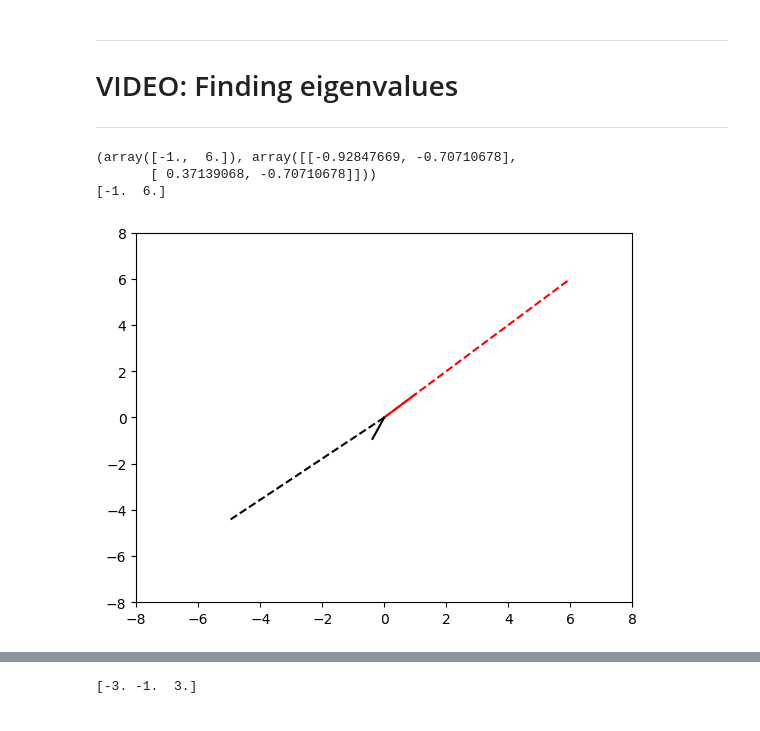
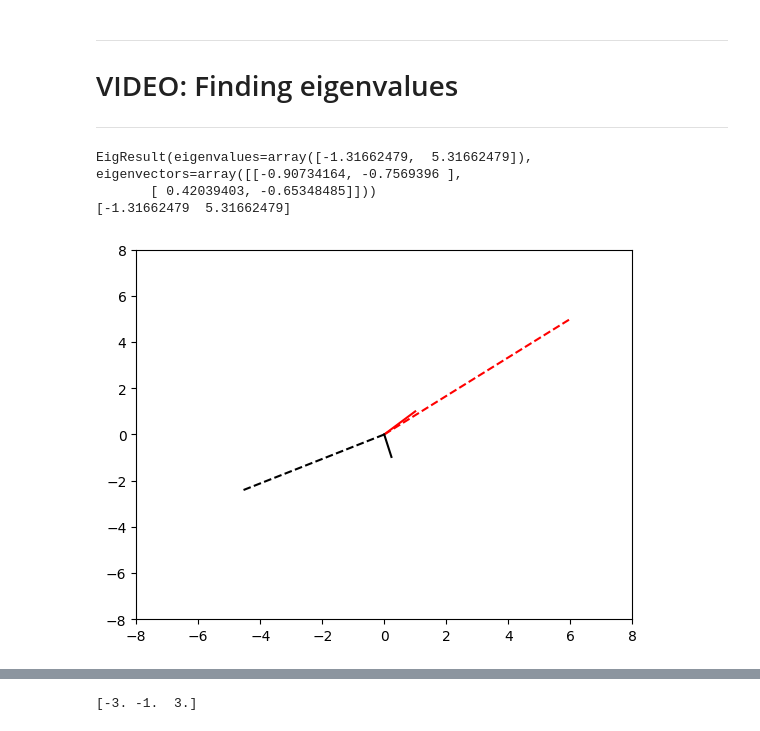
Before and after one commit to roykim0823/Python, a Jupyter notebook: linearAlgebra/mikexcohen/13_eig.ipynb, the cells around one changed output, grey strips where cells are left out. Drawn from its saved outputs; the diff is of its cells as text; code cells hidden in the pictures.

```diff
--- a/linearAlgebra/mikexcohen/13_eig.ipynb
+++ b/linearAlgebra/mikexcohen/13_eig.ipynb
@@ -16,35 +16,36 @@ from mpl_toolkits.mplot3d import Axes3D
 ---
 # %%
 # matrix
-A = [ [1,5], [2,4] ]
-# A = [ [1,5], [2,3] ]
+#A = [ [1,5], [2,4] ]
+A = [ [1,5], [2,3] ]
 
 # extract the eigenvalues
 eigvals = np.linalg.eig(A)
 
 # note that the eigenvalues are in the first element of eigvals:
 print(eigvals)
 print(eigvals[0])
 
 # specify two vectors
 v1 = np.array([ 1,1 ])    # is an eigenvector for A = [[1, 5], [2, 4]]
 v2 = np.random.randn(2,1) # unlikely to be an eigenvector
+v2 = np.squeeze(v2, axis=1)  # to fix dimension issue in plt.plot
 v2 = v2/np.linalg.norm(v2)# unit length for convenience
 
 # compute Av
 Av1 = A@v1
 Av2 = A@v2
 
 # plot the vectors and Av
 plt.plot([0,v1[0]] ,[0,v1[1]],'r')
 plt.plot([0,Av1[0]],[0,Av1[1]],'r--')  # v1 is scaled by A
-plt.plot([0,v2[0]] ,[0,v2[1]],'k')
+plt.plot([0.0,v2[0]] ,[0.0,v2[1]],'k')
 plt.plot([0,Av2[0]],[0,Av2[1]],'k--')  # v2 is rotated by A
 
 plt.axis([-8,8,-8,8])
 plt.show()
 # %% [output]
-(array([-1.,  6.]), array([[-0.92847669, -0.70710678],
-       [ 0.37139068, -0.70710678]]))
-[-1.  6.]
+EigResult(eigenvalues=array([-1.31662479,  5.31662479]), eigenvectors=array([[-0.90734164, -0.7569396 ],
+       [ 0.42039403, -0.65348485]]))
+[-1.31662479  5.31662479]
-[figure, old version]
+[figure, new version]
```
Also changed, not shown: parts of 27 cells of this notebook, 1 other file.
